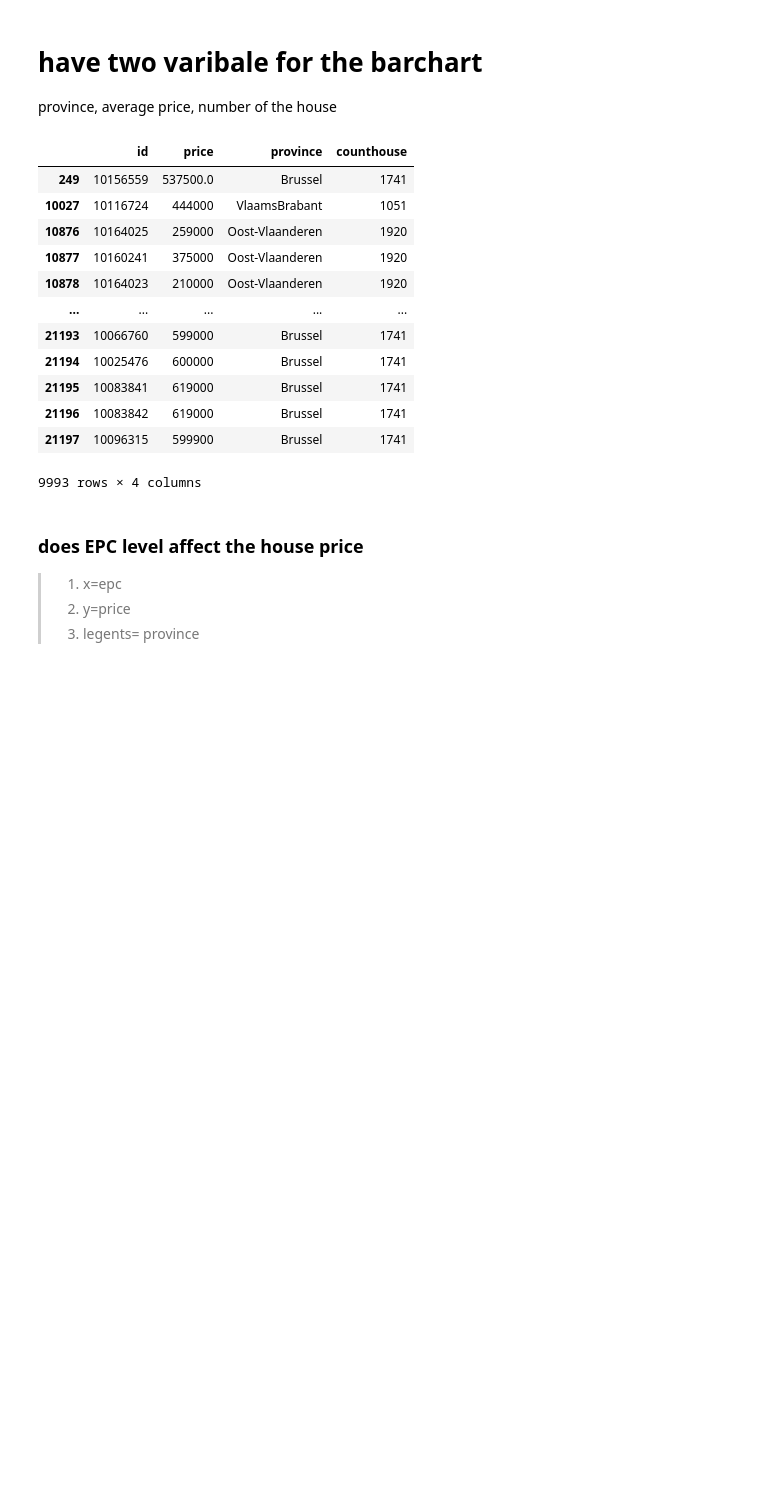
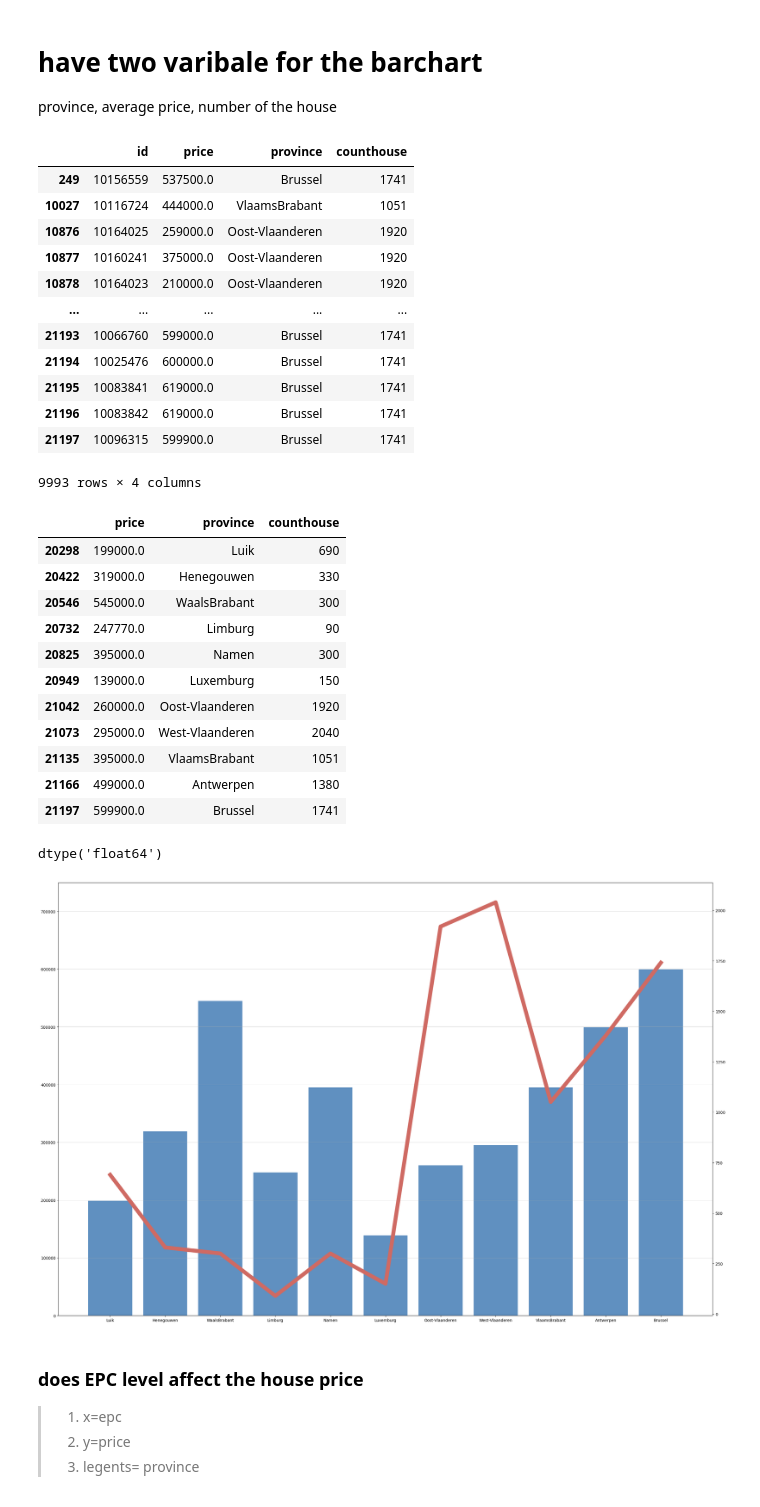
Before and after one commit to duckduckyaya/real-estate-price-prediction, a Jupyter notebook: data-acquisition/cleaning-data.ipynb, the cells around one changed output. Saved outputs shown, nothing was run; the diff lists cells and outputs as text; code cells hidden in the pictures; blank space fills up the shorter version.

Commit message:
have second graph done

```diff
--- a/data-acquisition/cleaning-data.ipynb
+++ b/data-acquisition/cleaning-data.ipynb
@@ -130,7 +130,8 @@ dataset_7 = dataset_7[['id','type', 'average_price', 'province']]
 # replace average nan value to actual value
 dataset_7['average_price'] = dataset_7['average_price'].fillna(dataset_4['price'])
 dataset_7.rename(columns={'average_price': 'price'}, inplace=True)
+dataset_7['price'] = pd.to_numeric(dataset_7['price'], errors='coerce')
 
-display(dataset_7)
+display(dataset_7['price'].dtype)
 # dataset_7.to_csv('cleanData.csv')
 # %% [output]
@@ -230,25 +219,60 @@ province_dataframe.plot(x='province', y='average_price', kind='bar')
 # %% [markdown]
 # have two varibale for the barchart
 province, average price, number of the house
-# %%
-# number of houses add in each province
-dataset_7['counthouse'] = dataset_7.groupby('province').province.transform('count')
-dataset_7.drop('type', axis=1, inplace=True)
-display(dataset_7)
-# %% [output]
-|  | id | price | province | counthouse |
-| 249 | 10156559 | 537500.0 | Brussel | 1741 |
-| 10027 | 10116724 | 444000 | VlaamsBrabant | 1051 |
-| 10876 | 10164025 | 259000 | Oost-Vlaanderen | 1920 |
-| 10877 | 10160241 | 375000 | Oost-Vlaanderen | 1920 |
-| 10878 | 10164023 | 210000 | Oost-Vlaanderen | 1920 |
-| ... | ... | ... | ... | ... |
-| 21193 | 10066760 | 599000 | Brussel | 1741 |
-| 21194 | 10025476 | 600000 | Brussel | 1741 |
-| 21195 | 10083841 | 619000 | Brussel | 1741 |
-| 21196 | 10083842 | 619000 | Brussel | 1741 |
-| 21197 | 10096315 | 599900 | Brussel | 1741 |
-9993 rows × 4 columns
+# %%
+# number of houses add in each province
+dataset_7['counthouse'] = dataset_7.groupby('province').province.transform('count')
+dataset_7.drop('type', axis=1, inplace=True)
+display(dataset_7)
+
+# remove duplicate rows
+dataset_7_non_dup = dataset_7.drop_duplicates(subset='province', keep='last')
+
+#drop row has Nan value
+dataset_7_non_dup = dataset_7_non_dup.dropna()
+dataset_7_non_dup.drop('id', axis=1, inplace=True)
+display(dataset_7_non_dup)
+display(dataset_7_non_dup['price'].dtype)
+
+#matplotlib
+
+fig = plt.figure(figsize=(30,20))
+ax1 = plt.subplot(1,1,1)
+ax1.bar(dataset_7_non_dup.province, dataset_7_non_dup.price, color= '#6090C0')
+ax1.set_ylim(0, dataset_7_non_dup.price.max()*1.25)
+ax1.yaxis.grid(linestyle='-', linewidth = 0.5)
+
+ax2 = ax1.twinx()
+ax2.plot(dataset_7_non_dup.province, dataset_7_non_dup.counthouse, color='#cf6a63', linewidth = 10)
+plt.show()
+# %% [output]
+|  | id | price | province | counthouse |
+| 249 | 10156559 | 537500.0 | Brussel | 1741 |
+| 10027 | 10116724 | 444000.0 | VlaamsBrabant | 1051 |
+| 10876 | 10164025 | 259000.0 | Oost-Vlaanderen | 1920 |
+| 10877 | 10160241 | 375000.0 | Oost-Vlaanderen | 1920 |
+| 10878 | 10164023 | 210000.0 | Oost-Vlaanderen | 1920 |
+| ... | ... | ... | ... | ... |
+| 21193 | 10066760 | 599000.0 | Brussel | 1741 |
+| 21194 | 10025476 | 600000.0 | Brussel | 1741 |
+| 21195 | 10083841 | 619000.0 | Brussel | 1741 |
+| 21196 | 10083842 | 619000.0 | Brussel | 1741 |
+| 21197 | 10096315 | 599900.0 | Brussel | 1741 |
+9993 rows × 4 columns
+|  | price | province | counthouse |
+| 20298 | 199000.0 | Luik | 690 |
+| 20422 | 319000.0 | Henegouwen | 330 |
+| 20546 | 545000.0 | WaalsBrabant | 300 |
+| 20732 | 247770.0 | Limburg | 90 |
+| 20825 | 395000.0 | Namen | 300 |
+| 20949 | 139000.0 | Luxemburg | 150 |
+| 21042 | 260000.0 | Oost-Vlaanderen | 1920 |
+| 21073 | 295000.0 | West-Vlaanderen | 2040 |
+| 21135 | 395000.0 | VlaamsBrabant | 1051 |
+| 21166 | 499000.0 | Antwerpen | 1380 |
+| 21197 | 599900.0 | Brussel | 1741 |
+dtype('float64')
+[figure, added]
 # %% [markdown]
 ### does EPC level affect the house price
 > 1. x=epc
```
Also changed, not shown: parts of 4 cells of this notebook.
